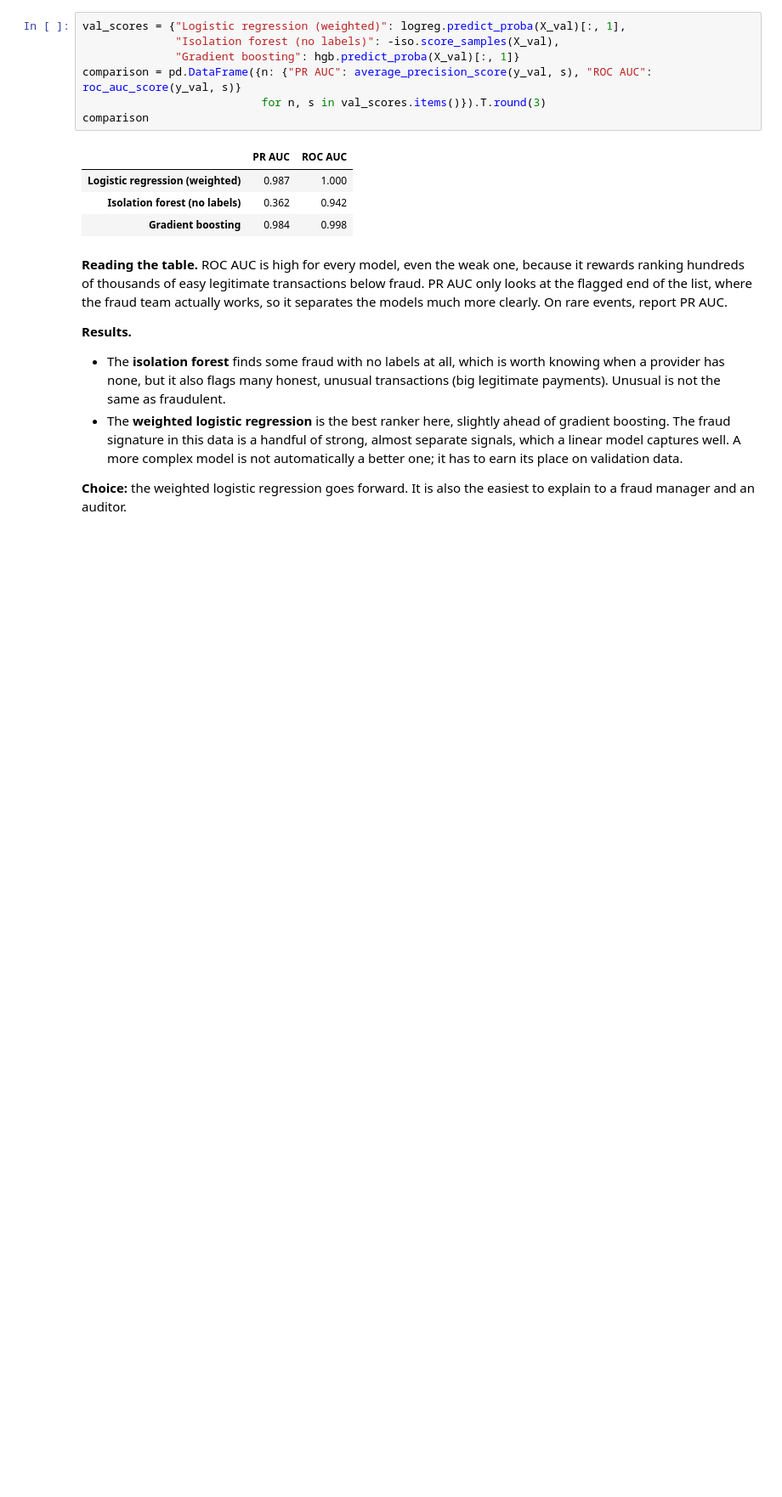
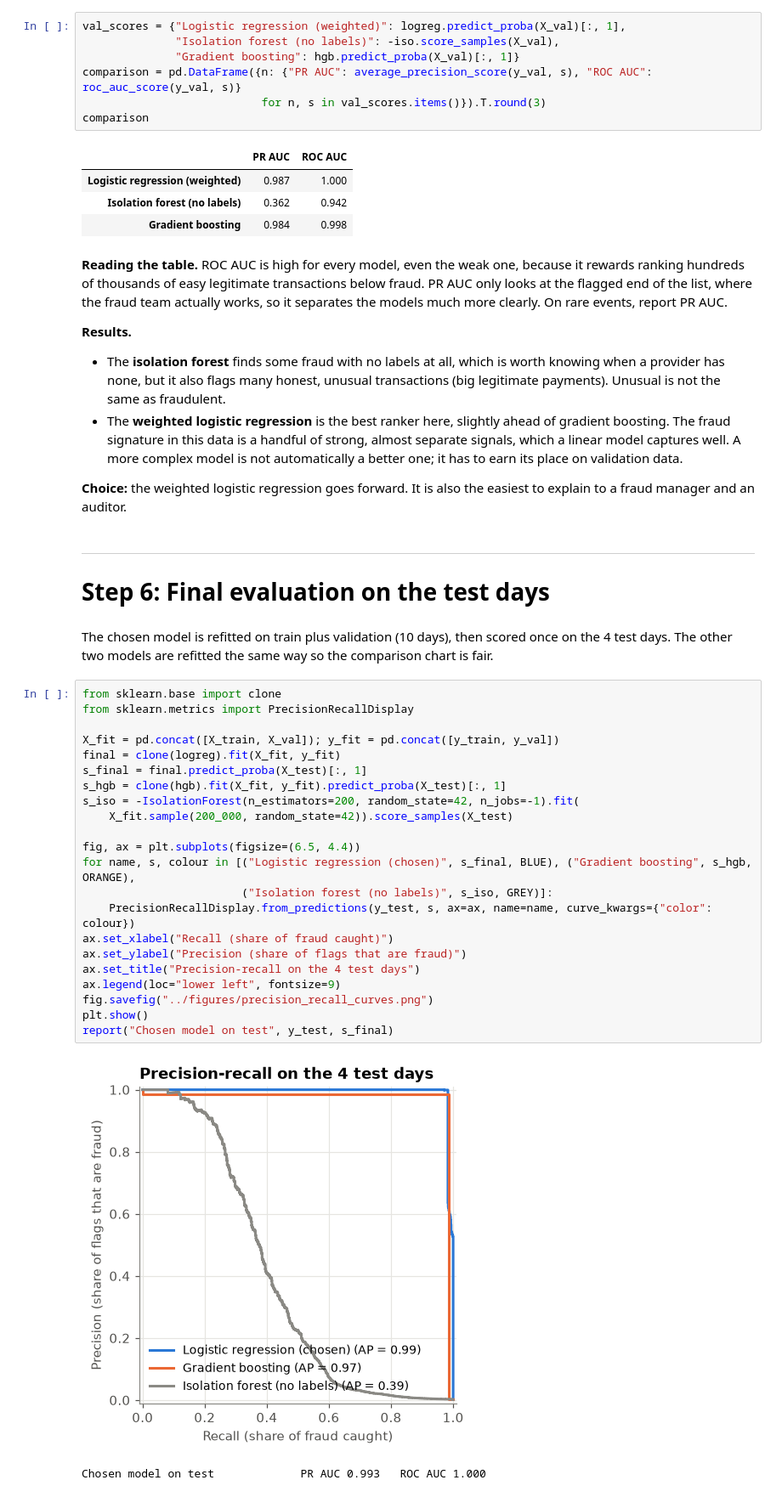
Before and after one commit to vusumuzinkosi/fraud-detection-mobile-money, a Jupyter notebook: notebooks/02_model.ipynb, the cells around one changed output. Shown at 85% size. Saved outputs shown, nothing was run; the diff lists cells and outputs as text; blank space fills up the shorter version.

Commit message:
Evaluate with precision-recall and set capacity threshold

```diff
--- a/notebooks/02_model.ipynb
+++ b/notebooks/02_model.ipynb
@@ -153,3 +153,33 @@ comparison
 - The **weighted logistic regression** is the best ranker here, slightly ahead of gradient boosting. The fraud signature in this data is a handful of strong, almost separate signals, which a linear model captures well. A more complex model is not automatically a better one; it has to earn its place on validation data.
 
 **Choice:** the weighted logistic regression goes forward. It is also the easiest to explain to a fraud manager and an auditor.
+# %% [markdown]
+---
+# Step 6: Final evaluation on the test days
+# %% [markdown]
+The chosen model is refitted on train plus validation (10 days), then scored once on the 4 test days. The other two models are refitted the same way so the comparison chart is fair.
+# %%
+from sklearn.base import clone
+from sklearn.metrics import PrecisionRecallDisplay
+
+X_fit = pd.concat([X_train, X_val]); y_fit = pd.concat([y_train, y_val])
+final = clone(logreg).fit(X_fit, y_fit)
+s_final = final.predict_proba(X_test)[:, 1]
+s_hgb = clone(hgb).fit(X_fit, y_fit).predict_proba(X_test)[:, 1]
+s_iso = -IsolationForest(n_estimators=200, random_state=42, n_jobs=-1).fit(
+    X_fit.sample(200_000, random_state=42)).score_samples(X_test)
+
+fig, ax = plt.subplots(figsize=(6.5, 4.4))
+for name, s, colour in [("Logistic regression (chosen)", s_final, BLUE), ("Gradient boosting", s_hgb, ORANGE),
+                        ("Isolation forest (no labels)", s_iso, GREY)]:
+    PrecisionRecallDisplay.from_predictions(y_test, s, ax=ax, name=name, curve_kwargs={"color": colour})
+ax.set_xlabel("Recall (share of fraud caught)")
+ax.set_ylabel("Precision (share of flags that are fraud)")
+ax.set_title("Precision-recall on the 4 test days")
+ax.legend(loc="lower left", fontsize=9)
+fig.savefig("../figures/precision_recall_curves.png")
+plt.show()
+report("Chosen model on test", y_test, s_final)
+# %% [output]
+[figure, added]
+Chosen model on test             PR AUC 0.993   ROC AUC 1.000
```
Also changed, not shown: parts of 7 cells of this notebook, 3 other files.
